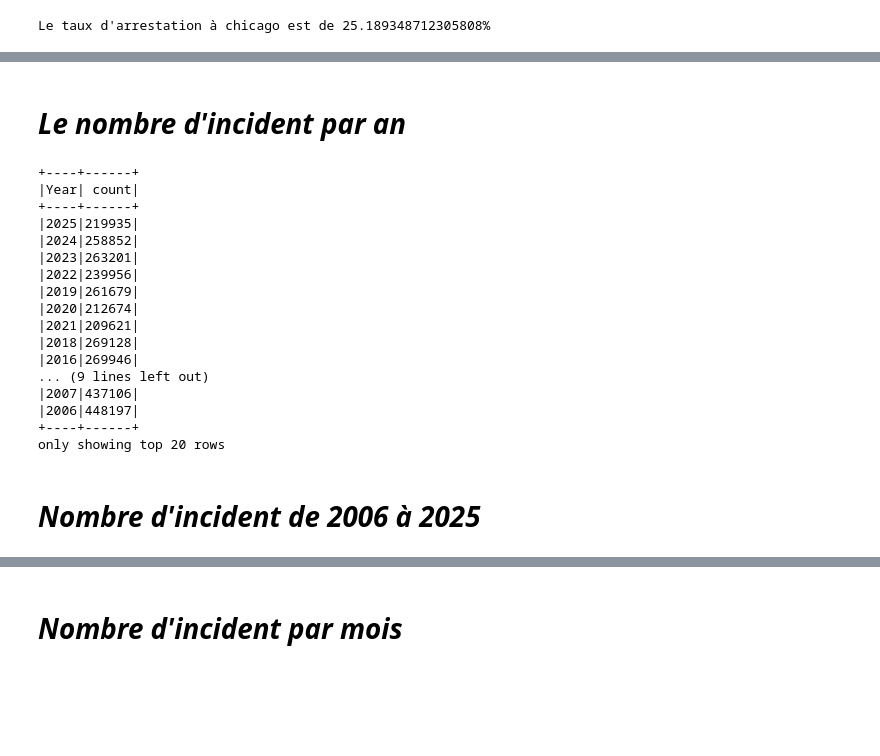
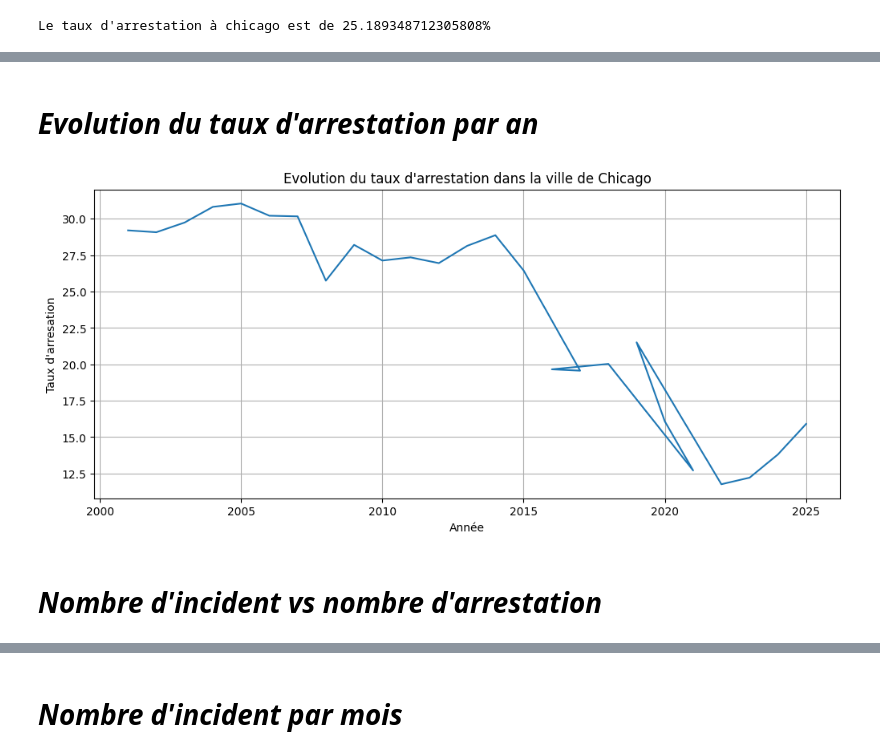
Before and after one commit to bigirimanainnocent12/Spark, a Jupyter notebook: PYSPARK.ipynb, the cells around one changed output, grey strips where cells are left out. Cells and saved outputs as stored; diff of their text form; code cells hidden in the pictures; blank space fills up the shorter version.

```diff
--- a/PYSPARK.ipynb
+++ b/PYSPARK.ipynb
@@ -231,6 +233,9 @@ Le taux d'arrestation à chicago est de 25.189348712305808%
 # %%
-from numpy._core.multiarray import inner
-arrestation_an=df.filter(col('Arrest')==True).groupBy("Year").count()
-nombre_incident_an=df.groupBy('Year').count()
-arrestation_an.join(nombre_incident_an,on="Year",how="inner")
-arrestation_an.show()
+from pyspark.sql.functions import col
+
+arrestation_an = df.filter(col("Arrest") == True).groupBy("Year").count().withColumnRenamed("count", "Arrestations")
+nombre_incident_an = df.groupBy("Year").count().withColumnRenamed("count","Nombre d'incident")
+resultat = arrestation_an.join(nombre_incident_an, on="Year", how="inner")
+resultat=(resultat).toPandas()
+resultat["Taux arrestation"]=(resultat["Arrestations"]/resultat["Nombre d'incident"])*100
+resultat
@@ -237,24 +260,14 @@ arrestation_an.show()
 # %% [markdown]
-# ***Le nombre d'incident par an***
+# ***Evolution du taux d'arrestation par an***
-# %%
-df.groupBy('Year').count().show()
-# %% [output]
-+----+------+
-|Year| count|
-+----+------+
-|2025|219935|
-|2024|258852|
-|2023|263201|
-|2022|239956|
-|2019|261679|
-|2020|212674|
-|2021|209621|
-|2018|269128|
-|2016|269946|
-... (9 lines left out)
-|2007|437106|
-|2006|448197|
-+----+------+
-only showing top 20 rows
+# %%
+plt.figure(figsize=(12,5))
+plt.plot(resultat["Year"],resultat["Taux arrestation"])
+plt.title("Evolution du taux d'arrestation dans la ville de Chicago")
+plt.ylabel("Taux d'arresation")
+plt.xlabel("Année")
+plt.grid(True)
+plt.show()
+# %% [output]
+[figure, added]
 # %% [markdown]
-# ***Nombre d'incident de 2006 à 2025***
+# ***Nombre d'incident vs nombre d'arrestation***
```
Also changed, not shown: parts of 9 cells of this notebook.
